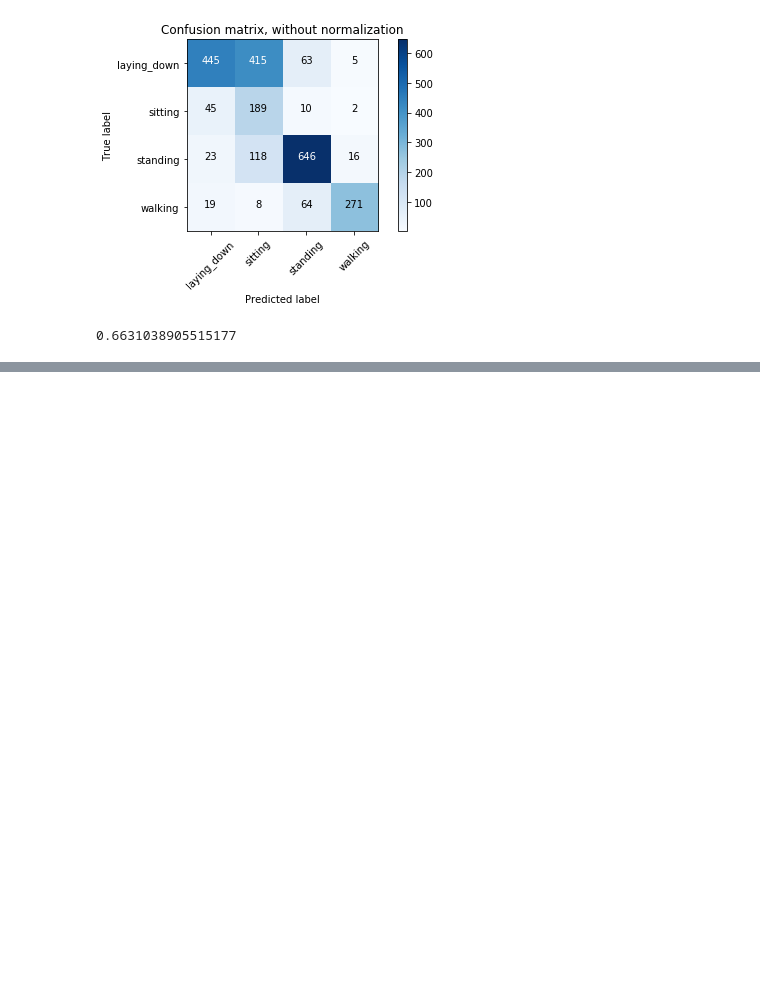
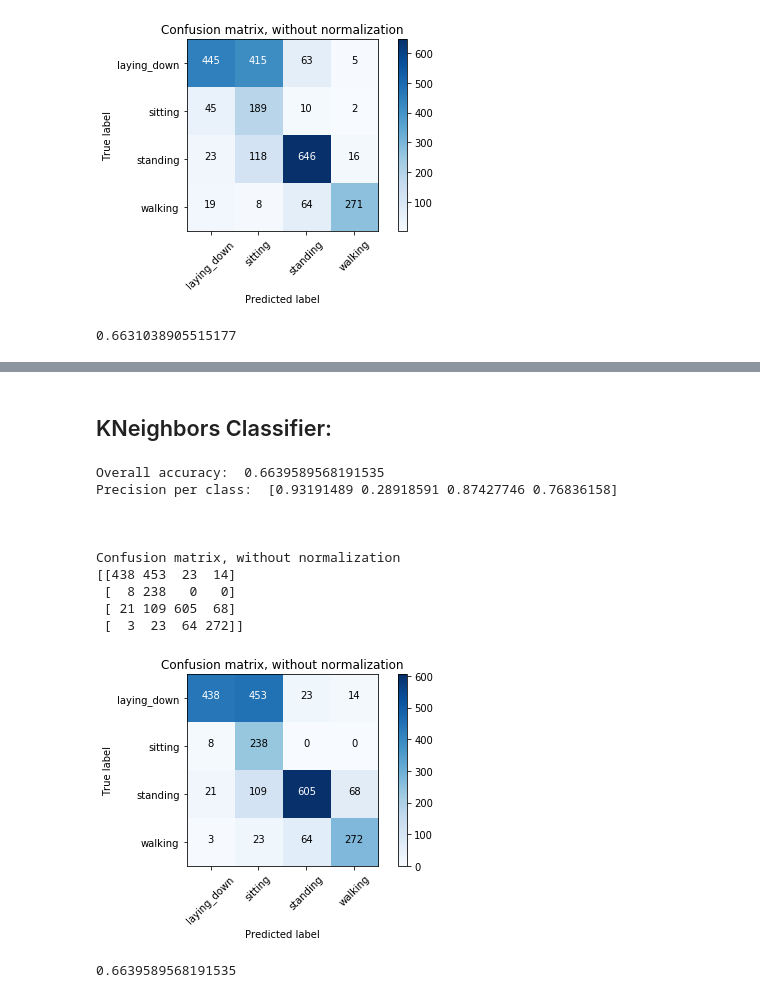
Before and after one commit to TSatyaVasanthReddy/Activity_Monitoring, a Jupyter notebook: Health_analytics_project1.ipynb, the cells around one changed output, grey strips where cells are left out. Drawn from its saved outputs; the diff is of its cells as text; code cells hidden in the pictures; blank space fills up the shorter version.

```diff
--- a/Health_analytics_project1.ipynb
+++ b/Health_analytics_project1.ipynb
@@ -1661,0 +1759,19 @@ fit_model_and_run_test('MLPClassifier', args, features, labels, test_features, t
+# %% [markdown]
+## KNeighbors Classifier:
+# %%
+args = [37]
+
+fit_model_and_run_test('KNeighborsClassifier', args, features, labels, test_features, test_labels)
+# %% [output]
+Overall accuracy:  0.6639589568191535
+Precision per class:  [0.93191489 0.28918591 0.87427746 0.76836158]
+
+
+
+Confusion matrix, without normalization
+[[438 453  23  14]
+ [  8 238   0   0]
+ [ 21 109 605  68]
+ [  3  23  64 272]]
+[figure, added]
+0.6639589568191535
```
Also changed, not shown: parts of 35 cells of this notebook.
